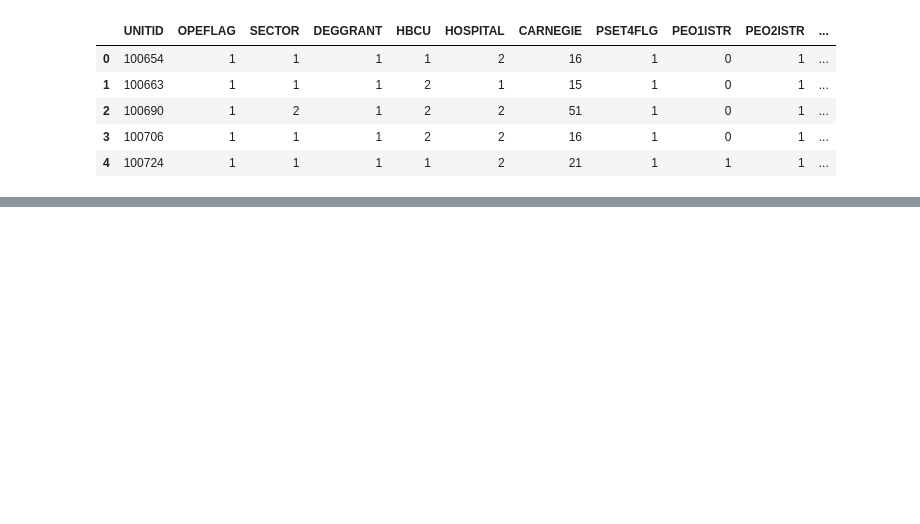
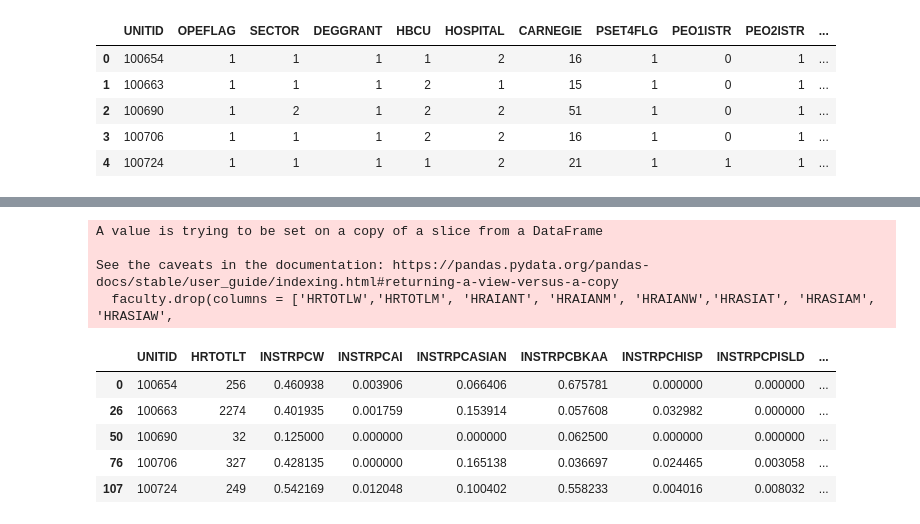
Before and after one commit to scolino/cs5100_project, a Jupyter notebook: src_code/1_data_cleaning.ipynb, the cells around one changed output, grey strips where cells are left out. Saved outputs shown, nothing was run; the diff lists cells and outputs as text; code cells hidden in the pictures; blank space fills up the shorter version.

Commit message:
updated data cleaning

```diff
--- a/src_code/1_data_cleaning.ipynb
+++ b/src_code/1_data_cleaning.ipynb
@@ -222,0 +443,14 @@ final_data.drop(columns=['OPEFLAG', 'DEGGRANT', 'SECTOR','CARNEGIE', 'PSET4FLG',
+# %%
+# Import faculty variables
+faculty = pd.read_csv('/Users/stefaniecolino/Desktop/CS5100/cs5100_project/data/teaching_faculty.csv')
+# %%
+faculty = faculty[faculty['SISCAT']== 1]
+# %%
+faculty['INSTRPCW'] = faculty['HRTOTLW']/faculty['HRTOTLT']
+faculty['INSTRPCAI'] = faculty['HRAIANT']/faculty['HRTOTLT']
+faculty['INSTRPCASIAN'] = faculty['HRASIAT']/faculty['HRTOTLT']
+faculty['INSTRPCBKAA'] = faculty['HRBKAAT']/faculty['HRTOTLT']
+faculty['INSTRPCHISP'] = faculty['HRHISPT']/faculty['HRTOTLT']
+faculty['INSTRPCPISLD'] = faculty['HRNHPIT']/faculty['HRTOTLT']
+faculty['INSTRPCPISLD'] = faculty['HRNHPIT']/faculty['HRTOTLT']
+faculty['INSTRPCWHTE'] = faculty['HRWHITT']/faculty['HRTOTLT']
@@ -222,0 +475,18 @@ final_data.drop(columns=['OPEFLAG', 'DEGGRANT', 'SECTOR','CARNEGIE', 'PSET4FLG',
+# %%
+faculty.drop(columns = ['HRTOTLW','HRTOTLM', 'HRAIANT', 'HRAIANM', 'HRAIANW','HRASIAT', 'HRASIAM', 'HRASIAW',
+'HRBKAAT', 'HRBKAAM', 'HRBKAAW','HRHISPT', 'HRHISPM', 'HRHISPW','HRNHPIT', 'HRNHPIM', 'HRNHPIW', 'HRWHITT',	'HRWHITM',
+'HRWHITW', 'HR2MORT', 'HR2MORM', 'HR2MORW', 'SISCAT', 'FACSTAT', 'ARANK'], inplace = True)
+# %% [output]
+A value is trying to be set on a copy of a slice from a DataFrame
+
+See the caveats in the documentation: https://pandas.pydata.org/pandas-docs/stable/user_guide/indexing.html#returning-a-view-versus-a-copy
+  faculty.drop(columns = ['HRTOTLW','HRTOTLM', 'HRAIANT', 'HRAIANM', 'HRAIANW','HRASIAT', 'HRASIAM', 'HRASIAW',
+# %%
+faculty.head()
+# %% [output]
+|  | UNITID | HRTOTLT | INSTRPCW | INSTRPCAI | INSTRPCASIAN | INSTRPCBKAA | INSTRPCHISP | INSTRPCPISLD | ... |
+| 0 | 100654 | 256 | 0.460938 | 0.003906 | 0.066406 | 0.675781 | 0.000000 | 0.000000 | ... |
+| 26 | 100663 | 2274 | 0.401935 | 0.001759 | 0.153914 | 0.057608 | 0.032982 | 0.000000 | ... |
+| 50 | 100690 | 32 | 0.125000 | 0.000000 | 0.000000 | 0.062500 | 0.000000 | 0.000000 | ... |
+| 76 | 100706 | 327 | 0.428135 | 0.000000 | 0.165138 | 0.036697 | 0.024465 | 0.003058 | ... |
+| 107 | 100724 | 249 | 0.542169 | 0.012048 | 0.100402 | 0.558233 | 0.004016 | 0.008032 | ... |
```
Also changed, not shown: parts of 35 cells of this notebook.
